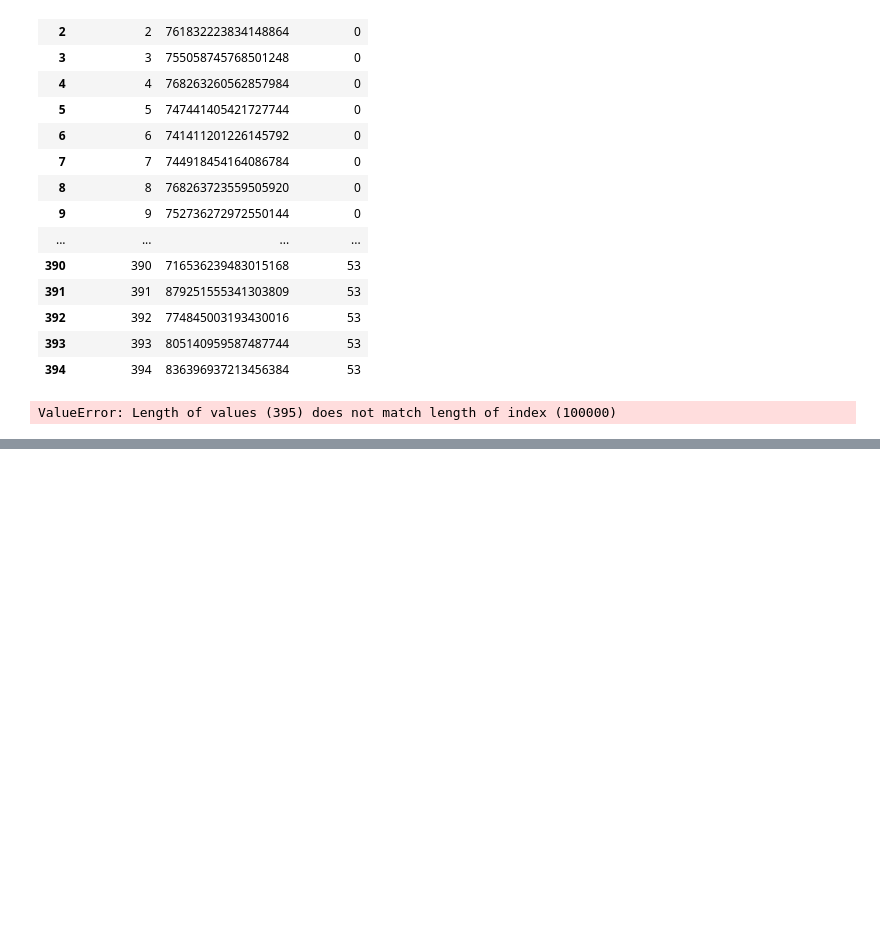
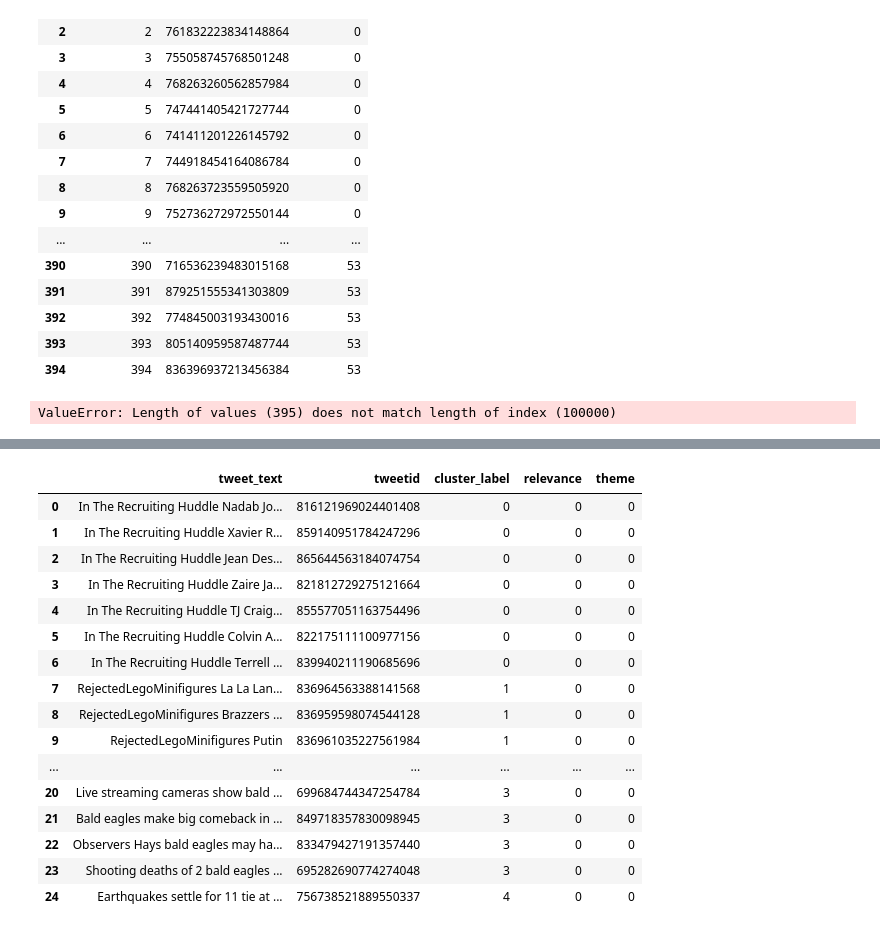
Before and after one commit to aishwaryaanegundi/state-trolls, a Jupyter notebook: poc/stsb-roberta-large/clustering/clustering.ipynb, the cells around one changed output, grey strips where cells are left out. Drawn from its saved outputs; the diff is of its cells as text; code cells hidden in the pictures; blank space fills up the shorter version.

```diff
--- a/poc/stsb-roberta-large/clustering/clustering.ipynb
+++ b/poc/stsb-roberta-large/clustering/clustering.ipynb
@@ -801,0 +1113,5 @@ selected_data.shape
+# %%
+hundred_5_df = pd.read_csv('./hdbscan_100kwise-5.csv')
+del hundred_5_df['Unnamed: 0']
+annotated_5_df = pd.read_csv('./annotated/hdbscan_100kwise-5.csv')
+del annotated_5_df['Unnamed: 0']
@@ -801,0 +1131,25 @@ selected_data.shape
+# %%
+annotated_5_df.at[755, 'theme']=  14
+# %%
+hundred_5_df['relevance'] = annotated_5_df['relevance'].to_list()
+hundred_5_df['theme'] = annotated_5_df['theme'].to_list()
+# %%
+hundred_5_df.head(25)
+# %% [output]
+|  | tweet_text | tweetid | cluster_label | relevance | theme |
+| 0 | In The Recruiting Huddle Nadab Jo... | 816121969024401408 | 0 | 0 | 0 |
+| 1 | In The Recruiting Huddle Xavier R... | 859140951784247296 | 0 | 0 | 0 |
+| 2 | In The Recruiting Huddle Jean Des... | 865644563184074754 | 0 | 0 | 0 |
+| 3 | In The Recruiting Huddle Zaire Ja... | 821812729275121664 | 0 | 0 | 0 |
+| 4 | In The Recruiting Huddle TJ Craig... | 855577051163754496 | 0 | 0 | 0 |
+| 5 | In The Recruiting Huddle Colvin A... | 822175111100977156 | 0 | 0 | 0 |
+| 6 | In The Recruiting Huddle Terrell ... | 839940211190685696 | 0 | 0 | 0 |
+| 7 | RejectedLegoMinifigures La La Lan... | 836964563388141568 | 1 | 0 | 0 |
+| 8 | RejectedLegoMinifigures Brazzers ... | 836959598074544128 | 1 | 0 | 0 |
+| 9 | RejectedLegoMinifigures Putin | 836961035227561984 | 1 | 0 | 0 |
+| ... | ... | ... | ... | ... | ... |
+| 20 | Live streaming cameras show bald ... | 699684744347254784 | 3 | 0 | 0 |
+| 21 | Bald eagles make big comeback in ... | 849718357830098945 | 3 | 0 | 0 |
+| 22 | Observers Hays bald eagles may ha... | 833479427191357440 | 3 | 0 | 0 |
+| 23 | Shooting deaths of 2 bald eagles ... | 695282690774274048 | 3 | 0 | 0 |
+| 24 | Earthquakes settle for 11 tie at ... | 756738521889550337 | 4 | 0 | 0 |
```
Also changed, not shown: parts of 111 cells of this notebook, 3 other files.
